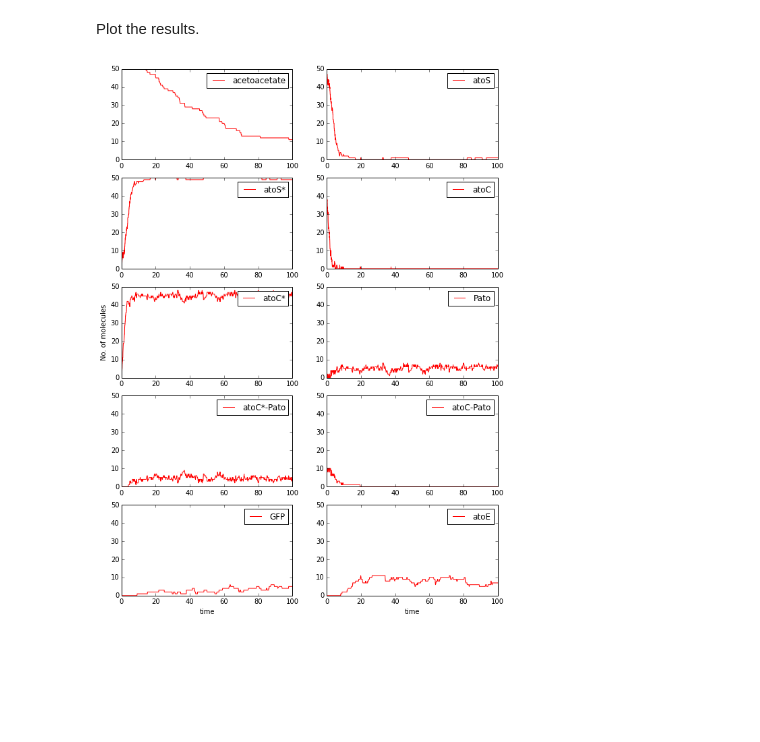
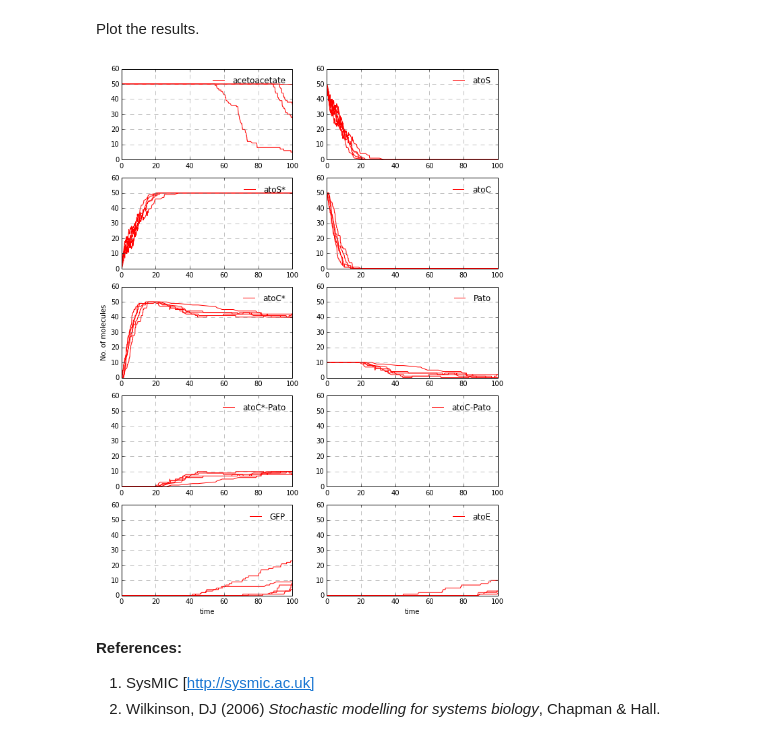
Before and after one commit to davidtgonzales/Stochastic-Modelling, a Jupyter notebook: acetoacetate_sensor.ipynb, the cells around one changed output. Cells and saved outputs as stored; diff of their text form; code cells hidden in the pictures; blank space fills up the shorter version.

```diff
--- a/acetoacetate_sensor.ipynb
+++ b/acetoacetate_sensor.ipynb
@@ -76,8 +76,9 @@ net=post-pre
 Assign the initial values of each chemical species, the rate constants of the reactions, and the run time of the model.
 # %%
 m=np.array([[50],[50],[0],[50],[0],[10],[0],[0],[0],[0]])
-c=np.array([[0.01],[0.1],[0.01],[0.5],[0.5],
-            [0.5],[0.05],[0.001],[0.1],[0.002],[0.002],[0.001],[0.001],[0.05],[0.05]])
+c=np.array([[0.005],[0.01],[0.001],[0.005],[0.005],
+            [0.05],[0.05],[0.001],[0.1],[0.02],
+            [0.05],[0.0001],[0.0001],[0.005],[0.005]])
 maxt=100
 # %% [markdown]
 Initialize the matrix $h$ to store the reaction rates.
@@ -105,21 +106,19 @@ def Trajectory(maxt,net,m,h,c):
                        [c[:,-1][13]*m[:,-1][8]],
                        [c[:,-1][14]*m[:,-1][9]]],axis=1)
         prob=abs(h[:,-1]/sum(h[:,-1]))
-        rxn=np.array([np.random.choice([1,0],1,p=[prob[0],1-prob[0]]),
-                      np.random.choice([1,0],1,p=[prob[1],1-prob[1]]),
-                      np.random.choice([1,0],1,p=[prob[2],1-prob[2]]),
-                      np.random.choice([1,0],1,p=[prob[3],1-prob[3]]),
-                      np.random.choice([1,0],1,p=[prob[4],1-prob[4]]),
-                      np.random.choice([1,0],1,p=[prob[5],1-prob[5]]),
-                      np.random.choice([1,0],1,p=[prob[6],1-prob[6]]),
-                      np.random.choice([1,0],1,p=[prob[7],1-prob[7]]),
-                      np.random.choice([1,0],1,p=[prob[8],1-prob[8]]),
-                      np.random.choice([1,0],1,p=[prob[9],1-prob[9]]),
-                      np.random.choice([1,0],1,p=[prob[10],1-prob[10]]),
-                      np.random.choice([1,0],1,p=[prob[11],1-prob[11]]),
-                      np.random.choice([1,0],1,p=[prob[12],1-prob[12]]),
-                      np.random.choice([1,0],1,p=[prob[13],1-prob[13]]),
-                      np.random.choice([1,0],1,p=[prob[14],1-prob[14]])])
+        interval=np.cumsum(prob)
+        rxn=np.array([])
+        u=random.uniform(0,1)
+        prior=0
+        for item in interval:
+            if item>=u and prior==0:
+                rxn=np.append(rxn,1)
+            elif item>=u and u>prior and prior!=0:
+                rxn=np.append(rxn,1)
+            else:
+                rxn=np.append(rxn,0)
+            prior=prior+item
+        rxn=rxn.reshape(rxn.shape+(1,))
         m=np.append(m,m[:,-1][:,None]+np.dot(net.transpose(),rxn),axis=1)
         dt=random.expovariate(sum(h[:,-1]))
         t=np.append(t,t[-1]+dt)
@@ -131,7 +130,7 @@ Run the model several times.
 m_matrix=[]
 h_matrix=[]
 t_matrix=[]
-trials=1
+trials=5
 for i in range(0,trials):
     m_result,h_result,t_result=Trajectory(maxt,net,m,h,c)
     m_matrix.append(m_result)
@@ -142,20 +141,26 @@ Plot the results.
 # %%
 pylab.rcParams['figure.figsize'] = 10, 14
 labels=['acetoacetate','atoS','atoS*','atoC','atoC*',
         'Pato','atoC*-Pato','atoC-Pato','GFP','atoE']
 for i in range(0,trials):
     for j in range(0,10):
         plt.subplot(5,2,j+1)
         plt.plot(t_matrix[i],m_matrix[i][j,:],'red',label=labels[j])
         plt.xlim(0,100)
-        plt.ylim(0,50)
+        plt.ylim(0,60)
+        plt.grid(b=True, which='major', color='grey', linestyle='--')
         if i==0:
-            plt.legend(loc=1)
+            plt.legend(loc=1,frameon=False)
             if j==4:
                 plt.ylabel('No. of molecules',size=10)
             if j==8 or j==9:
                 plt.xlabel('time',size=10)
 
 plt.show()
 # %% [output]
-[figure, old version]
+[figure, new version]
+# %% [markdown]
+**References:**
+
+1. SysMIC [http://sysmic.ac.uk]
+2. Wilkinson, DJ (2006) *Stochastic modelling for systems biology*, Chapman & Hall.
```
